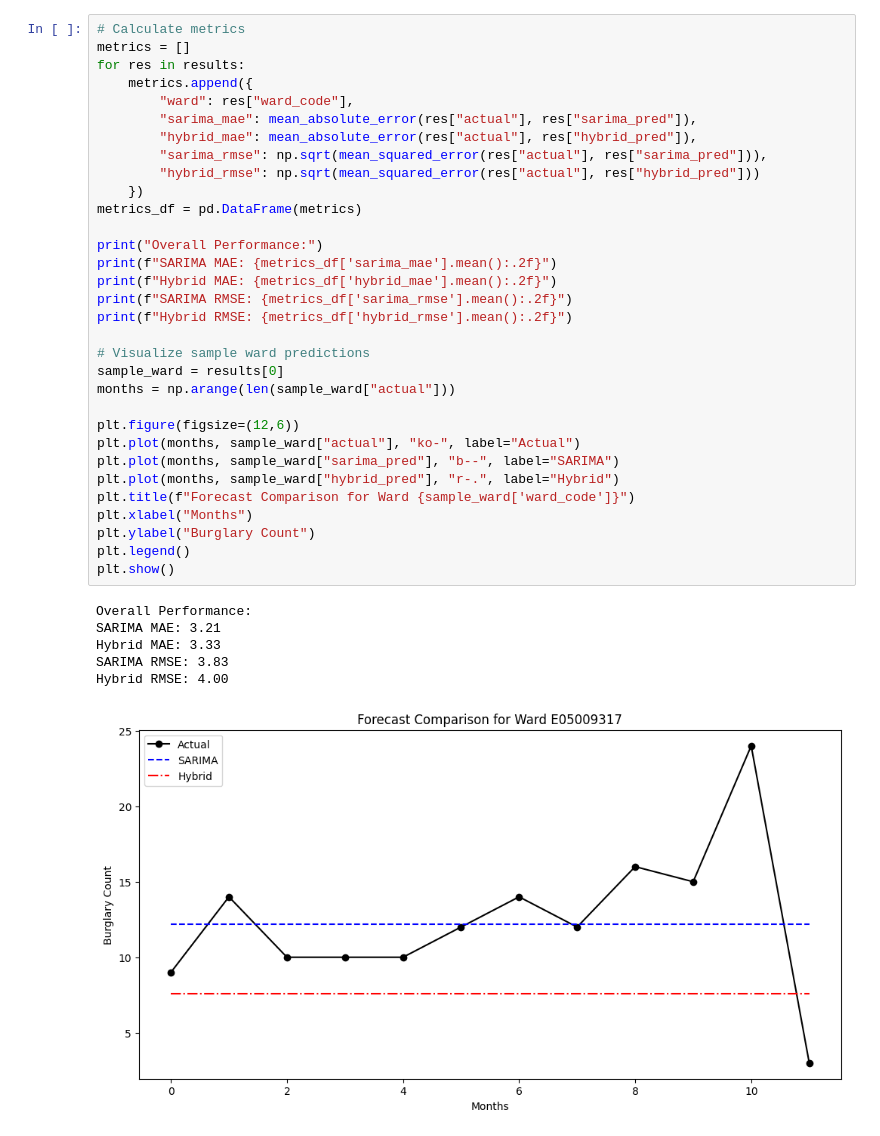
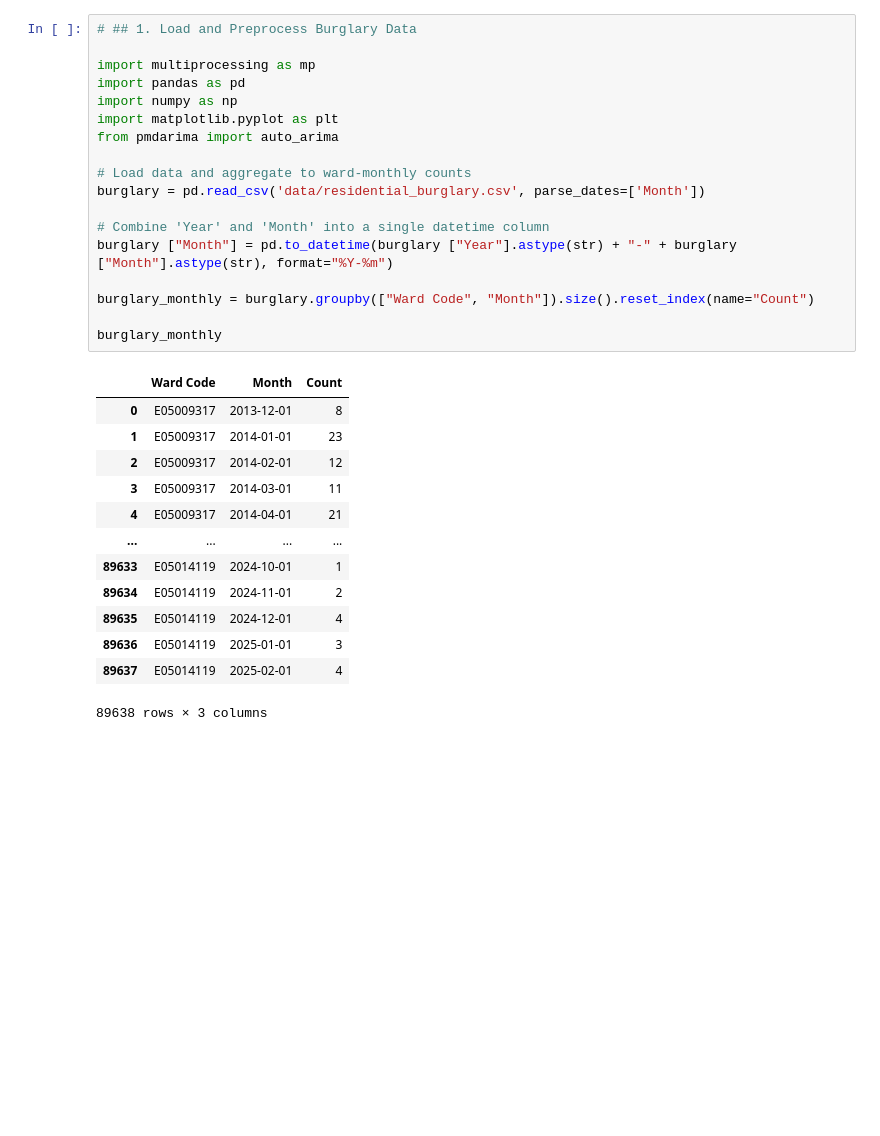
Before and after one commit to EvatsugDnalloR/MD_CBL-Group_2, a Jupyter notebook: spatial_allocation_wards.ipynb, the cells around one changed output. Saved outputs shown, nothing was run; the diff lists cells and outputs as text; blank space fills up the shorter version.

```diff
--- a/spatial_allocation_wards.ipynb
+++ b/spatial_allocation_wards.ipynb
@@ -136,39 +1,32 @@ for ward_data in all_wards_data:
-# %%
-# Calculate metrics
-metrics = []
-for res in results:
-    metrics.append({
-        "ward": res["ward_code"],
-        "sarima_mae": mean_absolute_error(res["actual"], res["sarima_pred"]),
-        "hybrid_mae": mean_absolute_error(res["actual"], res["hybrid_pred"]),
-        "sarima_rmse": np.sqrt(mean_squared_error(res["actual"], res["sarima_pred"])),
-        "hybrid_rmse": np.sqrt(mean_squared_error(res["actual"], res["hybrid_pred"]))
-    })
-metrics_df = pd.DataFrame(metrics)
-
-print("Overall Performance:")
-print(f"SARIMA MAE: {metrics_df['sarima_mae'].mean():.2f}")
-print(f"Hybrid MAE: {metrics_df['hybrid_mae'].mean():.2f}")
-print(f"SARIMA RMSE: {metrics_df['sarima_rmse'].mean():.2f}")
-print(f"Hybrid RMSE: {metrics_df['hybrid_rmse'].mean():.2f}")
-
-# Visualize sample ward predictions
-sample_ward = results[0]
-months = np.arange(len(sample_ward["actual"]))
-
-plt.figure(figsize=(12,6))
-plt.plot(months, sample_ward["actual"], "ko-", label="Actual")
-plt.plot(months, sample_ward["sarima_pred"], "b--", label="SARIMA")
-plt.plot(months, sample_ward["hybrid_pred"], "r-.", label="Hybrid")
-plt.title(f"Forecast Comparison for Ward {sample_ward['ward_code']}")
-plt.xlabel("Months")
-plt.ylabel("Burglary Count")
-plt.legend()
-plt.show()
-# %% [output]
-Overall Performance:
-SARIMA MAE: 3.21
-Hybrid MAE: 3.33
-SARIMA RMSE: 3.83
-Hybrid RMSE: 4.00
-[figure, removed]
+# %%
+# ## 1. Load and Preprocess Burglary Data
+
+import multiprocessing as mp
+import pandas as pd
+import numpy as np
+import matplotlib.pyplot as plt
+from pmdarima import auto_arima
+
+# Load data and aggregate to ward-monthly counts
+burglary = pd.read_csv('data/residential_burglary.csv', parse_dates=['Month'])
+
+# Combine 'Year' and 'Month' into a single datetime column
+burglary ["Month"] = pd.to_datetime(burglary ["Year"].astype(str) + "-" + burglary ["Month"].astype(str), format="%Y-%m")
+
+burglary_monthly = burglary.groupby(["Ward Code", "Month"]).size().reset_index(name="Count")
+
+burglary_monthly
+# %% [output]
+|  | Ward Code | Month | Count |
+| 0 | E05009317 | 2013-12-01 | 8 |
+| 1 | E05009317 | 2014-01-01 | 23 |
+| 2 | E05009317 | 2014-02-01 | 12 |
+| 3 | E05009317 | 2014-03-01 | 11 |
+| 4 | E05009317 | 2014-04-01 | 21 |
+| ... | ... | ... | ... |
+| 89633 | E05014119 | 2024-10-01 | 1 |
+| 89634 | E05014119 | 2024-11-01 | 2 |
+| 89635 | E05014119 | 2024-12-01 | 4 |
+| 89636 | E05014119 | 2025-01-01 | 3 |
+| 89637 | E05014119 | 2025-02-01 | 4 |
+89638 rows × 3 columns
```
Also changed, not shown: parts of 9 cells of this notebook.
